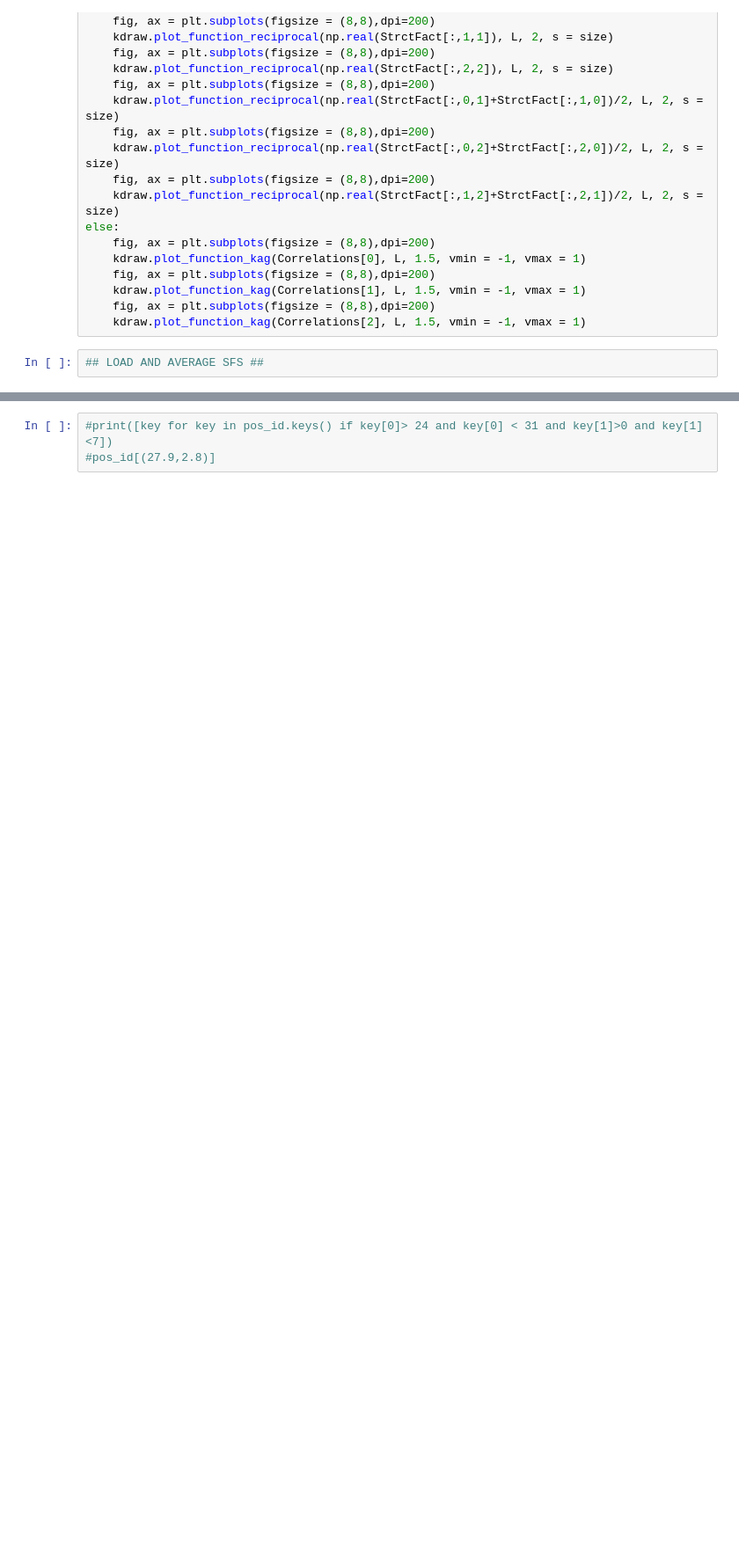
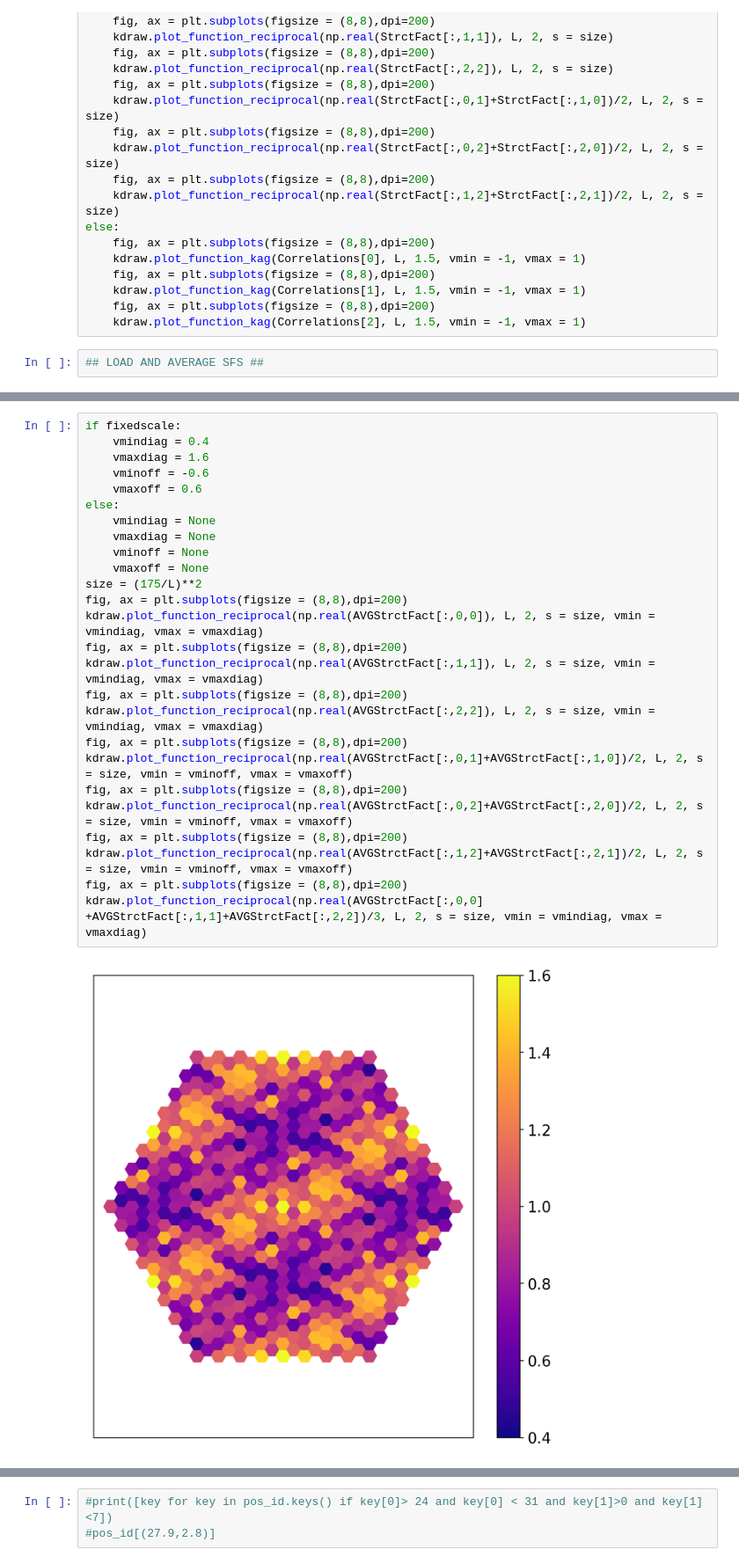
Before and after one commit to jeannecolbois/myopic-dual-worm, a Jupyter notebook: dualworm-kagome/AnalysisBasis_OBCCorrelations_SeveralFiles.ipynb, the cells around one changed output, grey strips where cells are left out. Shown at 88% size. Drawn from its saved outputs; the diff is of its cells as text; blank space fills up the shorter version.

```diff
--- a/dualworm-kagome/AnalysisBasis_OBCCorrelations_SeveralFiles.ipynb
+++ b/dualworm-kagome/AnalysisBasis_OBCCorrelations_SeveralFiles.ipynb
@@ -337,0 +380,28 @@ else:
+# %%
+if fixedscale:
+    vmindiag = 0.4
+    vmaxdiag = 1.6
+    vminoff = -0.6
+    vmaxoff = 0.6
+else:
+    vmindiag = None
+    vmaxdiag = None
+    vminoff = None
+    vmaxoff = None
+size = (175/L)**2
+fig, ax = plt.subplots(figsize = (8,8),dpi=200)
+kdraw.plot_function_reciprocal(np.real(AVGStrctFact[:,0,0]), L, 2, s = size, vmin = vmindiag, vmax = vmaxdiag)
+fig, ax = plt.subplots(figsize = (8,8),dpi=200)
+kdraw.plot_function_reciprocal(np.real(AVGStrctFact[:,1,1]), L, 2, s = size, vmin = vmindiag, vmax = vmaxdiag)
+fig, ax = plt.subplots(figsize = (8,8),dpi=200)
+kdraw.plot_function_reciprocal(np.real(AVGStrctFact[:,2,2]), L, 2, s = size, vmin = vmindiag, vmax = vmaxdiag)
+fig, ax = plt.subplots(figsize = (8,8),dpi=200)
+kdraw.plot_function_reciprocal(np.real(AVGStrctFact[:,0,1]+AVGStrctFact[:,1,0])/2, L, 2, s = size, vmin = vminoff, vmax = vmaxoff)
+fig, ax = plt.subplots(figsize = (8,8),dpi=200)
+kdraw.plot_function_reciprocal(np.real(AVGStrctFact[:,0,2]+AVGStrctFact[:,2,0])/2, L, 2, s = size, vmin = vminoff, vmax = vmaxoff)
+fig, ax = plt.subplots(figsize = (8,8),dpi=200)
+kdraw.plot_function_reciprocal(np.real(AVGStrctFact[:,1,2]+AVGStrctFact[:,2,1])/2, L, 2, s = size, vmin = vminoff, vmax = vmaxoff)
+fig, ax = plt.subplots(figsize = (8,8),dpi=200)
+kdraw.plot_function_reciprocal(np.real(AVGStrctFact[:,0,0] +AVGStrctFact[:,1,1]+AVGStrctFact[:,2,2])/3, L, 2, s = size, vmin = vmindiag, vmax = vmaxdiag)
+# %% [output]
+[figure, added]
```
Also changed, not shown: parts of 8 cells of this notebook, 1 other file.
